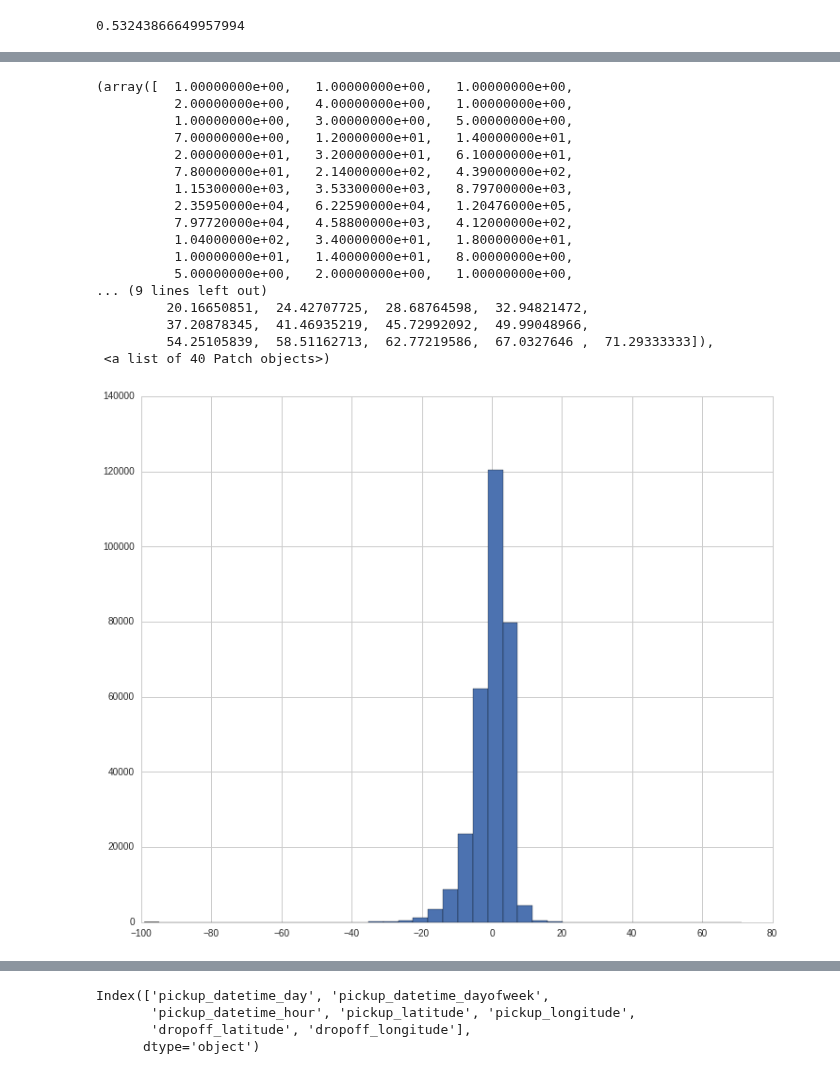
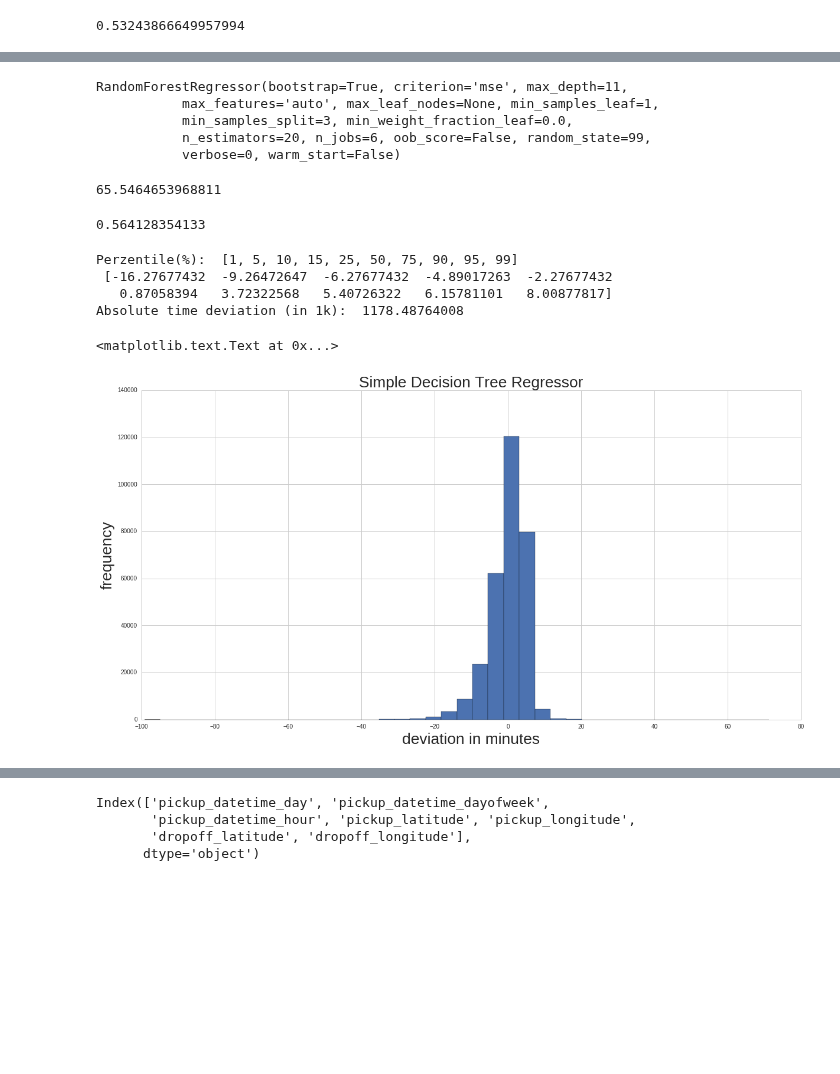
Before and after one commit to nikhase/nyc-taxi, a Jupyter notebook: weeklyAnalysis.ipynb, the cells around one changed output, grey strips where cells are left out. Drawn from its saved outputs; the diff is of its cells as text; code cells hidden in the pictures; blank space fills up the shorter version.

Commit message:
added random forest regressor

```diff
--- a/weeklyAnalysis.ipynb
+++ b/weeklyAnalysis.ipynb
@@ -885,22 +928,0 @@ Name: trip_time_in_mins, dtype: float64
-# %%
-plt.figure(figsize=(12,10))
-plt.hist(diff.values, bins=40)
-# %% [output]
-(array([  1.00000000e+00,   1.00000000e+00,   1.00000000e+00,
-          2.00000000e+00,   4.00000000e+00,   1.00000000e+00,
-          1.00000000e+00,   3.00000000e+00,   5.00000000e+00,
-          7.00000000e+00,   1.20000000e+01,   1.40000000e+01,
-          2.00000000e+01,   3.20000000e+01,   6.10000000e+01,
-          7.80000000e+01,   2.14000000e+02,   4.39000000e+02,
-          1.15300000e+03,   3.53300000e+03,   8.79700000e+03,
-          2.35950000e+04,   6.22590000e+04,   1.20476000e+05,
-          7.97720000e+04,   4.58800000e+03,   4.12000000e+02,
-          1.04000000e+02,   3.40000000e+01,   1.80000000e+01,
-          1.00000000e+01,   1.40000000e+01,   8.00000000e+00,
-          5.00000000e+00,   2.00000000e+00,   1.00000000e+00,
-... (9 lines left out)
-         20.16650851,  24.42707725,  28.68764598,  32.94821472,
-         37.20878345,  41.46935219,  45.72992092,  49.99048966,
-         54.25105839,  58.51162713,  62.77219586,  67.0327646 ,  71.29333333]),
- <a list of 40 Patch objects>)
-[figure, removed]
@@ -906,0 +931,41 @@ plt.hist(diff.values, bins=40)
+# %%
+from sklearn.ensemble import RandomForestRegressor
+
+rd_regtree = RandomForestRegressor(n_estimators=20,n_jobs=6,min_samples_split=3, random_state=99, max_depth=11)
+#total sum of diff: 1132
+#rd_regtree = RandomForestRegressor(n_estimators=40,n_jobs=-1,min_samples_split=3, random_state=99, max_depth=11)
+#total sum of diff: 1129
+rd_regtree.fit(X_train, y_train)
+# %% [output]
+RandomForestRegressor(bootstrap=True, criterion='mse', max_depth=11,
+           max_features='auto', max_leaf_nodes=None, min_samples_leaf=1,
+           min_samples_split=3, min_weight_fraction_leaf=0.0,
+           n_estimators=20, n_jobs=6, oob_score=False, random_state=99,
+           verbose=0, warm_start=False)
+# %%
+elapsed_rd_regtree = time.time() - t
+print(elapsed_rd_regtree)
+# %% [output]
+65.5464653968811
+# %%
+print(rd_regtree.score(X_test, y_test))
+# %% [output]
+0.564128354133
+# %%
+y_pred = regtree.predict(X_test)
+np.linalg.norm(y_pred-y_test)
+diff = (y_pred-y_test)
+# plt.figure(figsize=(12,10)) # not needed. set values globally
+plt.hist(diff.values, bins=40)
+print('Perzentile(%): ', [1,5,10,15,25,50,75,90,95,99], '\n', np.percentile(diff.values, [1,5,10,15,25,50,75,90,95,99]))
+print('Absolute time deviation (in 1k): ', sum(abs(diff))/1000)
+plt.title('Simple Decision Tree Regressor')
+plt.xlabel('deviation in minutes')
+plt.ylabel('frequency')
+# %% [output]
+Perzentile(%):  [1, 5, 10, 15, 25, 50, 75, 90, 95, 99]
+ [-16.27677432  -9.26472647  -6.27677432  -4.89017263  -2.27677432
+   0.87058394   3.72322568   5.40726322   6.15781101   8.00877817]
+Absolute time deviation (in 1k):  1178.48764008
+<matplotlib.text.Text at 0x...>
+[figure, added]
```
Also changed, not shown: parts of 26 cells of this notebook, 1 other file.
